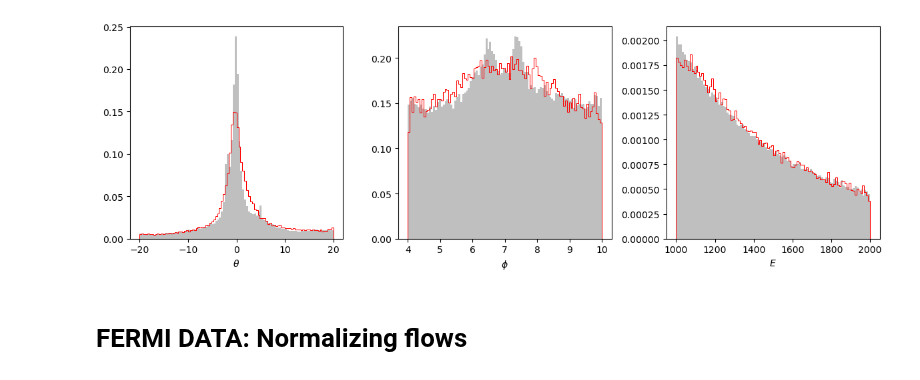
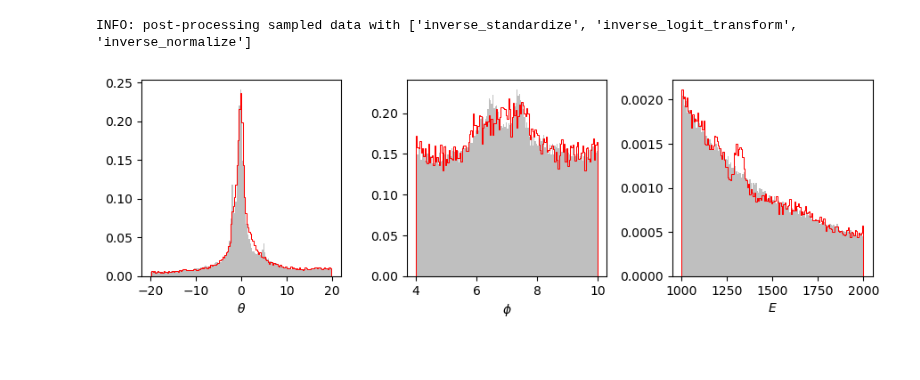
Before and after one commit to dfaroughy/DynGenModels, a Jupyter notebook: experiments/fermi.ipynb, the cells around one changed output. Drawn from its saved outputs; the diff is of its cells as text; code cells hidden in the pictures.

```diff
--- a/experiments/fermi.ipynb
+++ b/experiments/fermi.ipynb
@@ -70,27 +242,30 @@ INFO: post-processing sampled data with ['inverse_standardize', 'inverse_logit_t
 # %%
+#...sample from model
 
+from DynGenModels.pipelines.SamplingPipeline import NormFlowPipeline
+from DynGenModels.datamodules.fermi.dataprocess import PostProcessFermiData
 
-# bin_steps = 50
-# bins = np.linspace(-1, 1, bin_steps)
+pipeline = NormFlowPipeline(trained_model=maf, configs=configs, postprocessor=PostProcessFermiData)
 
-bins=100
-fig, ax = plt.subplots(1, 3, figsize=(12, 4))
+#...plots
 
-ax[0].hist(x=fermi.target[:,0], color='r', bins=bins, histtype='step', lw=0.75, density=True)
-ax[0].hist(x=fermi.dataset.target[:,0], color='k', bins=bins, histtype='stepfilled', alpha=0.25, lw=0, density=True)
+bins=150
+fig, ax = plt.subplots(1, 3, figsize=(9, 3))
 
-ax[1].hist(x=fermi.target[:,1], color='r', bins=bins, histtype='step', lw=0.75, density=True)
-ax[1].hist(x=fermi.dataset.target[:,1], color='k', bins=bins, histtype='stepfilled', alpha=0.25, lw=0, density=True)
+ax[0].hist(x=pipeline.target[:,0], color='r', bins=bins, histtype='step', lw=0.75, density=True)
+ax[0].hist(x=dataset.target[:,0], color='k', bins=bins, histtype='stepfilled', alpha=0.25, lw=0, density=True)
 
-ax[2].hist(x=fermi.target[:,2], color='r', bins=bins, histtype='step', lw=0.75, density=True)
-ax[2].hist(x=fermi.dataset.target[:,2], color='k', bins=bins, histtype='stepfilled', alpha=0.25, lw=0,density=True)
+ax[1].hist(x=pipeline.target[:,1], color='r', bins=bins, histtype='step', lw=0.75, density=True)
+ax[1].hist(x=dataset.target[:,1], color='k', bins=bins, histtype='stepfilled', alpha=0.25, lw=0, density=True)
+
+ax[2].hist(x=pipeline.target[:,2], color='r', bins=bins, histtype='step', lw=0.75, density=True)
+ax[2].hist(x=dataset.target[:,2], color='k', bins=bins, histtype='stepfilled', alpha=0.25, lw=0,density=True)
 
 ax[0].set_xlabel(r'$\theta$')
 ax[1].set_xlabel(r'$\phi$')
 ax[2].set_xlabel(r'$E$')
 plt.tight_layout()
 plt.show()
 # %% [output]
+INFO: post-processing sampled data with ['inverse_standardize', 'inverse_logit_transform', 'inverse_normalize']
-[figure, old version]
+[figure, new version]
-# %% [markdown]
-# FERMI DATA: Normalizing flows
```
Also changed, not shown: parts of 17 cells of this notebook, 23 other files.
